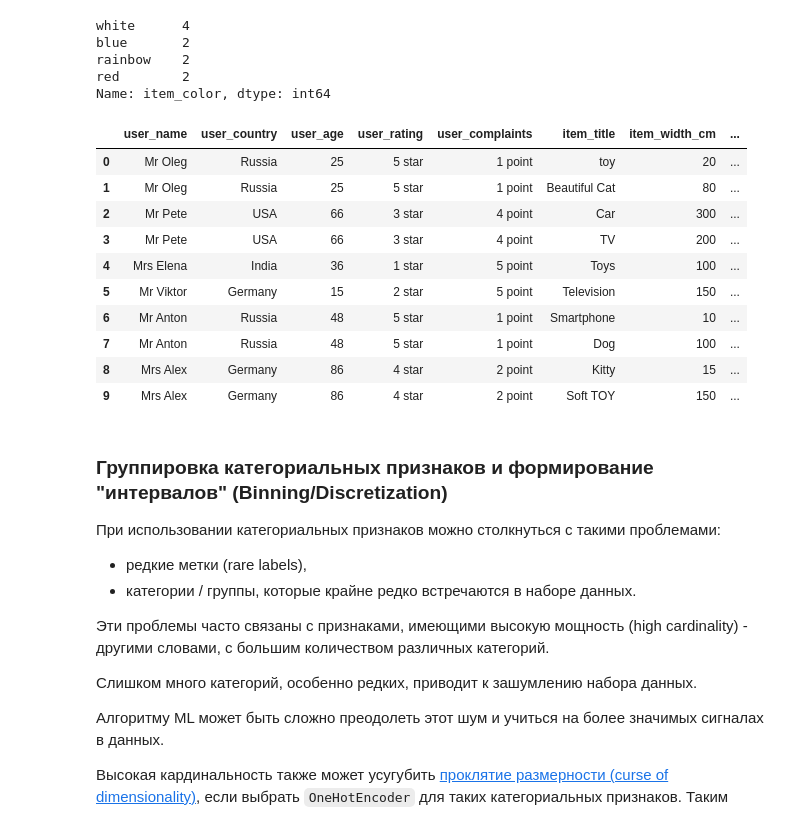
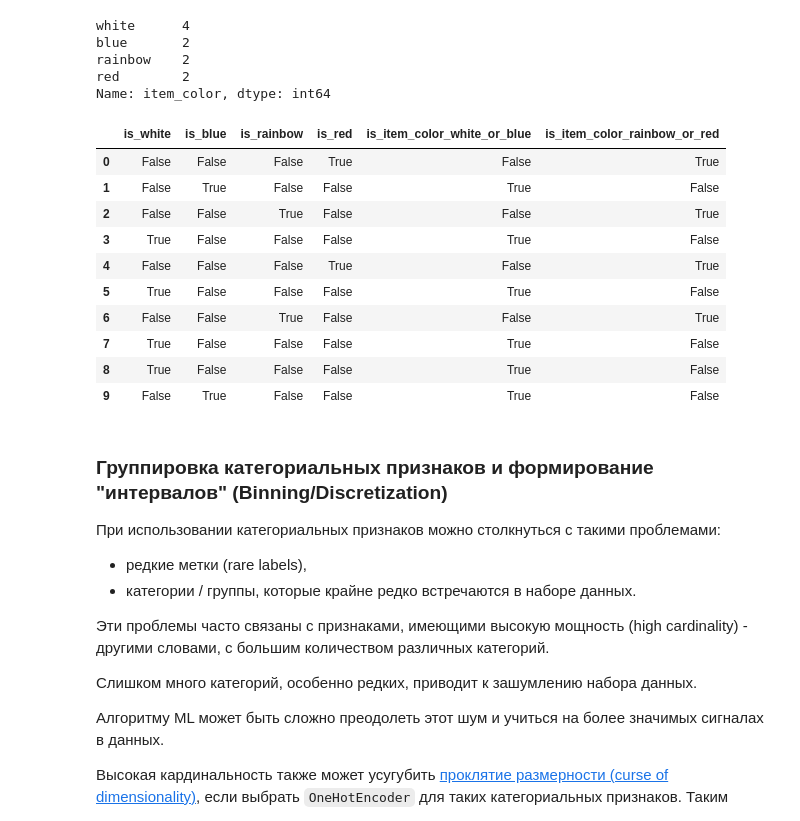
Before and after one commit to ryndovaira-org/data_science_lectures, a Jupyter notebook: 04_data_preparation/lectures/04_feature_engineering.ipynb, the cells around one changed output. Drawn from its saved outputs; the diff is of its cells as text; code cells hidden in the pictures.

```diff
--- a/04_data_preparation/lectures/04_feature_engineering.ipynb
+++ b/04_data_preparation/lectures/04_feature_engineering.ipynb
@@ -489,20 +503,22 @@ df['is_red'] = df.item_color == 'red'
 # %%
 df['is_item_color_white_or_blue'] = (df.item_color == 'white') | (df.item_color == 'blue')
 df['is_item_color_rainbow_or_red'] = (df.item_color == 'rainbow') | (df.item_color == 'red')
-# %%
-df
-# %% [output]
-|  | user_name | user_country | user_age | user_rating | user_complaints | item_title | item_width_cm | ... |
-| 0 | Mr Oleg | Russia | 25 | 5 star | 1 point | toy | 20 | ... |
-| 1 | Mr Oleg | Russia | 25 | 5 star | 1 point | Beautiful Cat | 80 | ... |
-| 2 | Mr Pete | USA | 66 | 3 star | 4 point | Car | 300 | ... |
-| 3 | Mr Pete | USA | 66 | 3 star | 4 point | TV | 200 | ... |
-| 4 | Mrs Elena | India | 36 | 1 star | 5 point | Toys | 100 | ... |
-| 5 | Mr Viktor | Germany | 15 | 2 star | 5 point | Television | 150 | ... |
-| 6 | Mr Anton | Russia | 48 | 5 star | 1 point | Smartphone | 10 | ... |
-| 7 | Mr Anton | Russia | 48 | 5 star | 1 point | Dog | 100 | ... |
-| 8 | Mrs Alex | Germany | 86 | 4 star | 2 point | Kitty | 15 | ... |
-| 9 | Mrs Alex | Germany | 86 | 4 star | 2 point | Soft TOY | 150 | ... |
+# %%
+df[['is_white', 'is_blue', 'is_rainbow',
+    'is_red', 'is_item_color_white_or_blue',
+    'is_item_color_rainbow_or_red']]
+# %% [output]
+|  | is_white | is_blue | is_rainbow | is_red | is_item_color_white_or_blue | is_item_color_rainbow_or_red |
+| 0 | False | False | False | True | False | True |
+| 1 | False | True | False | False | True | False |
+| 2 | False | False | True | False | False | True |
+| 3 | True | False | False | False | True | False |
+| 4 | False | False | False | True | False | True |
+| 5 | True | False | False | False | True | False |
+| 6 | False | False | True | False | False | True |
+| 7 | True | False | False | False | True | False |
+| 8 | True | False | False | False | True | False |
+| 9 | False | True | False | False | True | False |
 # %% [markdown]
 ### Группировка категориальных признаков и формирование "интервалов" (Binning/Discretization)
 
```
Also changed, not shown: parts of 17 cells of this notebook, 2 other files.
